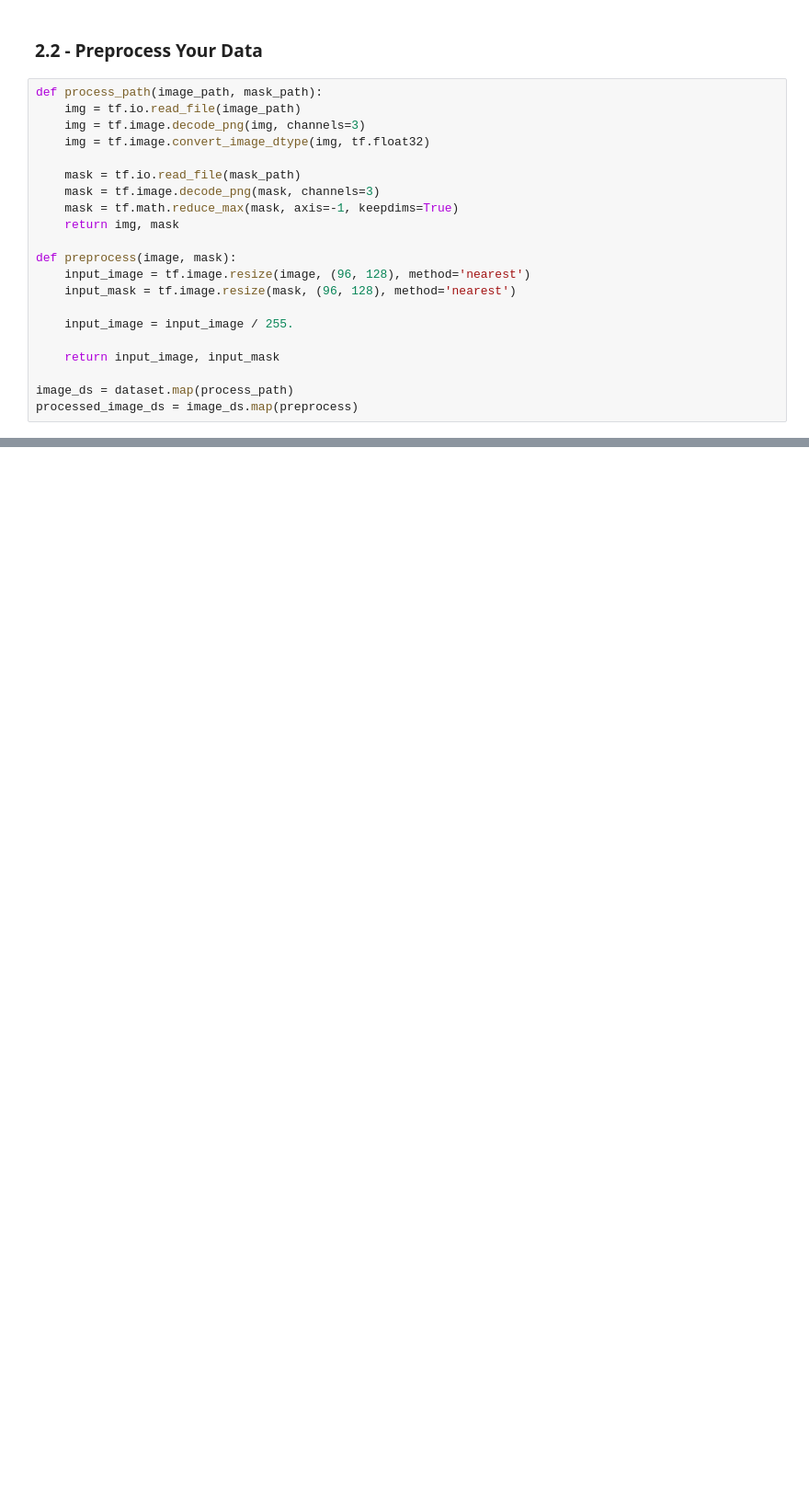
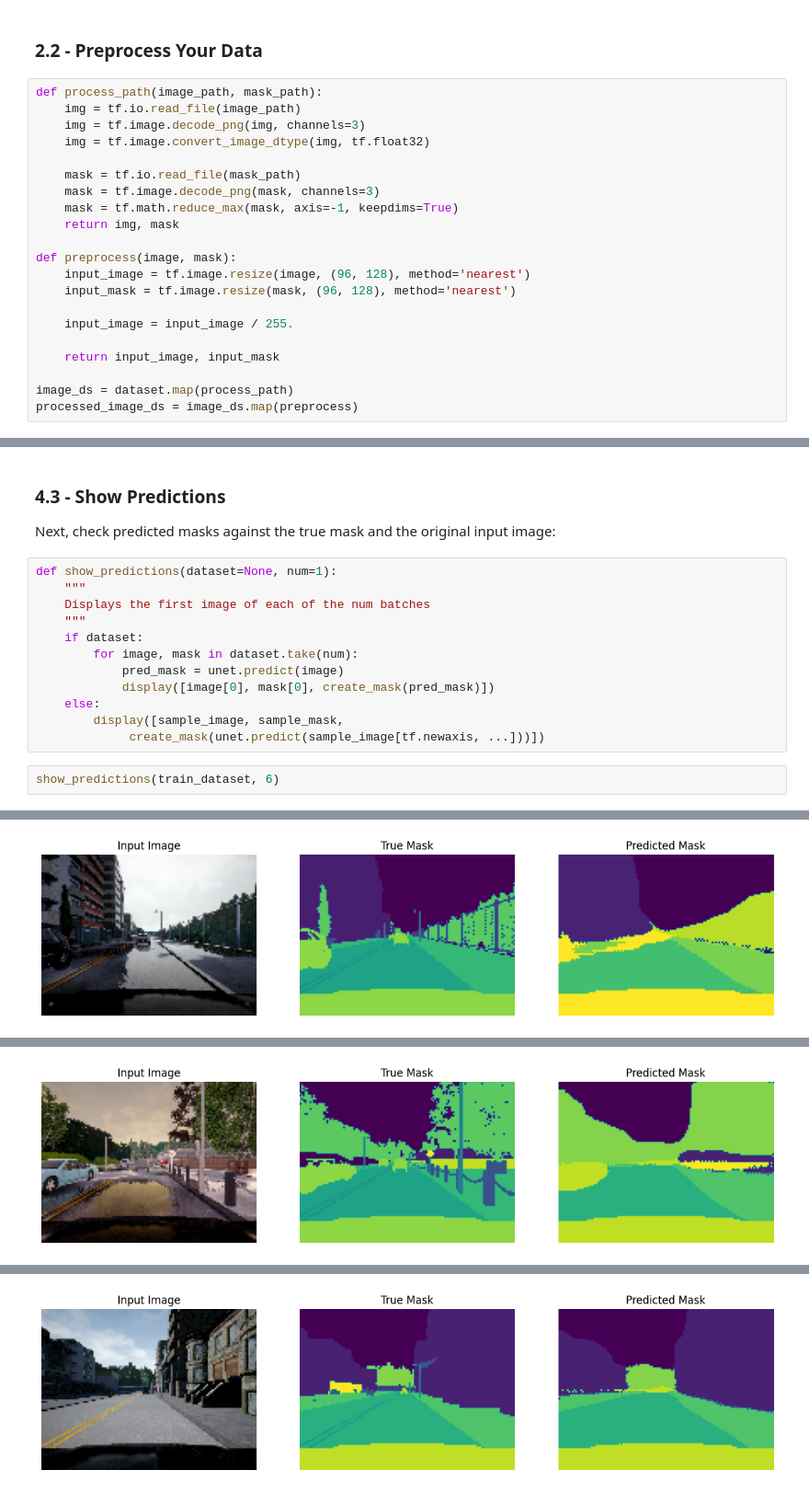
Before and after one commit to rvraghvender/DeepLearningProjects, a Jupyter notebook: ConvolutionNeuralNetworks/ImageSegmentationUnet/Image_segmentation_Unet_v2.ipynb, the cells around one changed output, grey strips where cells are left out. Shown at 92% size. Saved outputs shown, nothing was run; the diff lists cells and outputs as text; blank space fills up the shorter version.

```diff
--- a/ConvolutionNeuralNetworks/ImageSegmentationUnet/Image_segmentation_Unet_v2.ipynb
+++ b/ConvolutionNeuralNetworks/ImageSegmentationUnet/Image_segmentation_Unet_v2.ipynb
@@ -168,0 +492,19 @@ The U-Net network has 23 convolutional layers in total.
+# %% [markdown]
+### 4.3 - Show Predictions
+
+Next, check predicted masks against the true mask and the original input image:
+# %%
+def show_predictions(dataset=None, num=1):
+    """
+    Displays the first image of each of the num batches
+    """
+    if dataset:
+        for image, mask in dataset.take(num):
+            pred_mask = unet.predict(image)
+            display([image[0], mask[0], create_mask(pred_mask)])
+    else:
+        display([sample_image, sample_mask,
+             create_mask(unet.predict(sample_image[tf.newaxis, ...]))])
+# %%
+show_predictions(train_dataset, 6)
+# %% [output]
@@ -168,0 +512 @@ The U-Net network has 23 convolutional layers in total.
+[figure, added]
@@ -168,0 +514 @@ The U-Net network has 23 convolutional layers in total.
+[figure, added]
@@ -168,0 +516 @@ The U-Net network has 23 convolutional layers in total.
+[figure, added]
```
Also changed, not shown: parts of 30 cells of this notebook.
